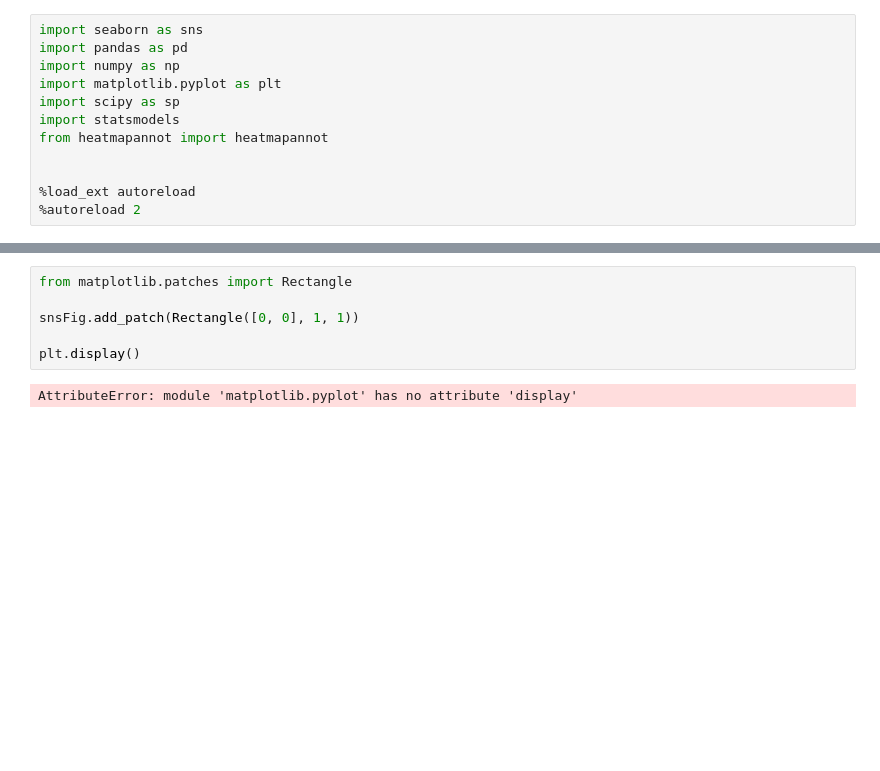
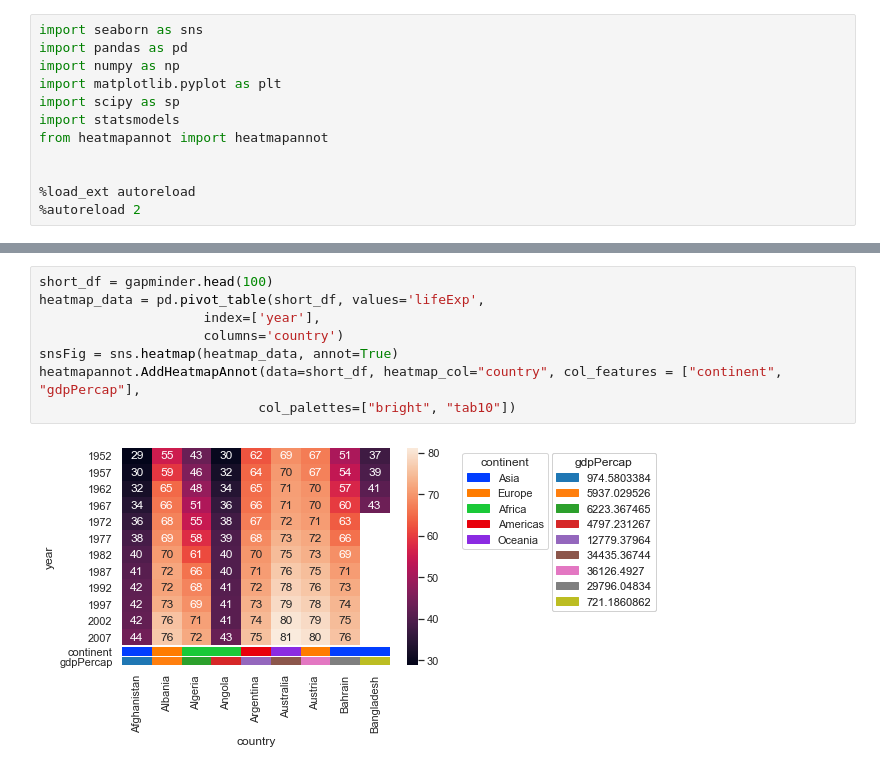
Before and after one commit to mourisl/heatmapannot, a Jupyter notebook: dev.ipynb, the cells around one changed output, grey strips where cells are left out. Saved outputs shown, nothing was run; the diff lists cells and outputs as text; blank space fills up the shorter version.

```diff
--- a/dev.ipynb
+++ b/dev.ipynb
@@ -91,9 +71,11 @@ plt.show()
 # %%
-from matplotlib.patches import Rectangle
-
-snsFig.add_patch(Rectangle([0, 0], 1, 1))
-
-plt.display()
+short_df = gapminder.head(100)
+heatmap_data = pd.pivot_table(short_df, values='lifeExp',
+                     index=['year'],
+                     columns='country')
+snsFig = sns.heatmap(heatmap_data, annot=True)
+heatmapannot.AddHeatmapAnnot(data=short_df, heatmap_col="country", col_features = ["continent", "gdpPercap"],
+                            col_palettes=["bright", "tab10"])
 # %% [output]
-AttributeError: module 'matplotlib.pyplot' has no attribute 'display'
+[figure, added]
 # %%
```
Also changed, not shown: parts of 4 cells of this notebook, 1 other file.
